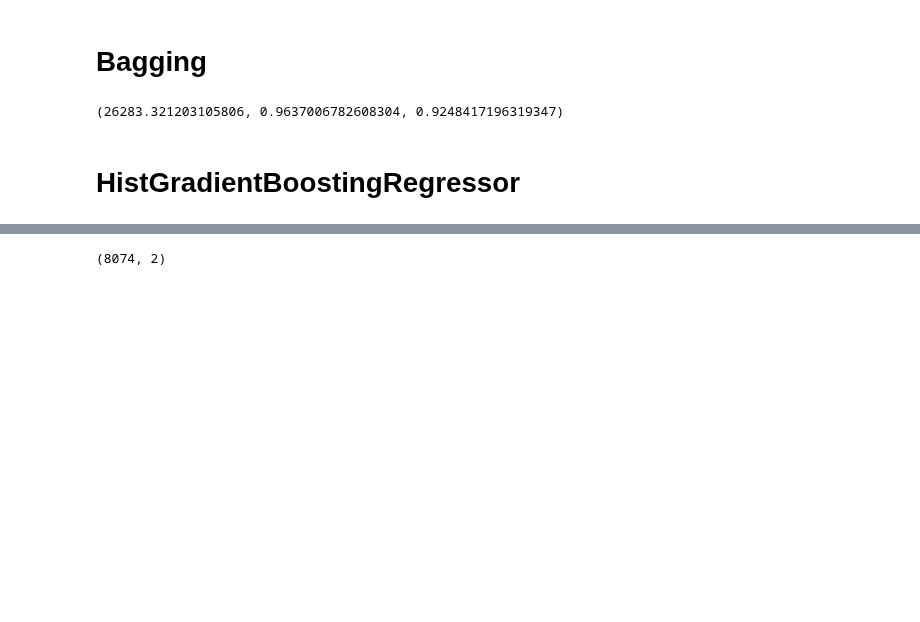
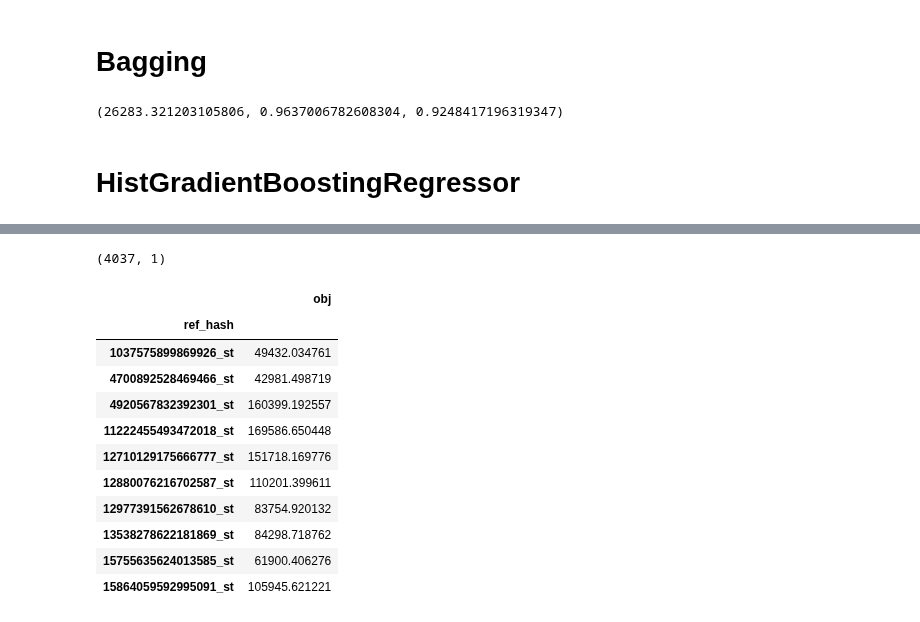
Before and after one commit to alepenaa94/Datos_2019_tp2, a Jupyter notebook: Algoritmos_ML/Algoritmos.ipynb, the cells around one changed output, grey strips where cells are left out. Saved outputs shown, nothing was run; the diff lists cells and outputs as text; code cells hidden in the pictures; blank space fills up the shorter version.

```diff
--- a/Algoritmos_ML/Algoritmos.ipynb
+++ b/Algoritmos_ML/Algoritmos.ipynb
@@ -557,4 +691,31 @@ prediction_st = pd.read_csv('prediction_st.csv')
+# %%
+df1.set_index('ref_hash', inplace= True)
+# %%
+df2 = pd.DataFrame(pd.Series(sc))
+df2['ref_hash'] =  (prediction.sort_values(by='device_id',ascending=True)['device_id'])
+df2.columns=['obj','ref_hash']
+df2['ref_hash'] = df2['ref_hash'].astype('object')
+df2['ref_hash'] = [str(int(item))+'_sc' for item in df2['ref_hash']]
+# %%
+df2.set_index('ref_hash', inplace= True)
 # %%
-prediction_st.shape
+df1.shape
 # %% [output]
-(8074, 2)
+(4037, 1)
+# %%
+result = pd.concat([df1, df2])
+# %%
+result.head(10)
+# %% [output]
+|  | obj |
+| ref_hash |  |
+| 1037575899869926_st | 49432.034761 |
+| 4700892528469466_st | 42981.498719 |
+| 4920567832392301_st | 160399.192557 |
+| 11222455493472018_st | 169586.650448 |
+| 12710129175666777_st | 151718.169776 |
+| 12880076216702587_st | 110201.399611 |
+| 12977391562678610_st | 83754.920132 |
+| 13538278622181869_st | 84298.718762 |
+| 15755635624013585_st | 61900.406276 |
+| 15864059592995091_st | 105945.621221 |
```
Also changed, not shown: parts of 54 cells of this notebook, 1 other file.
